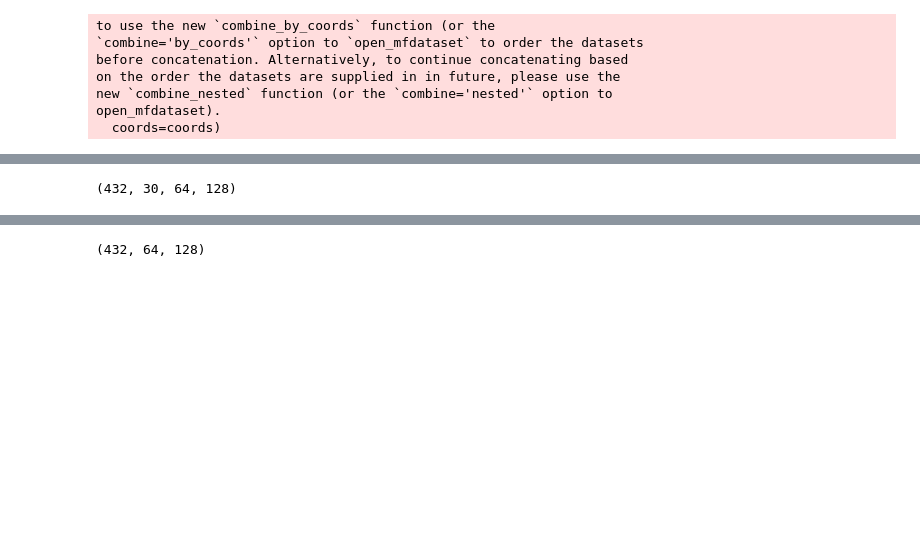
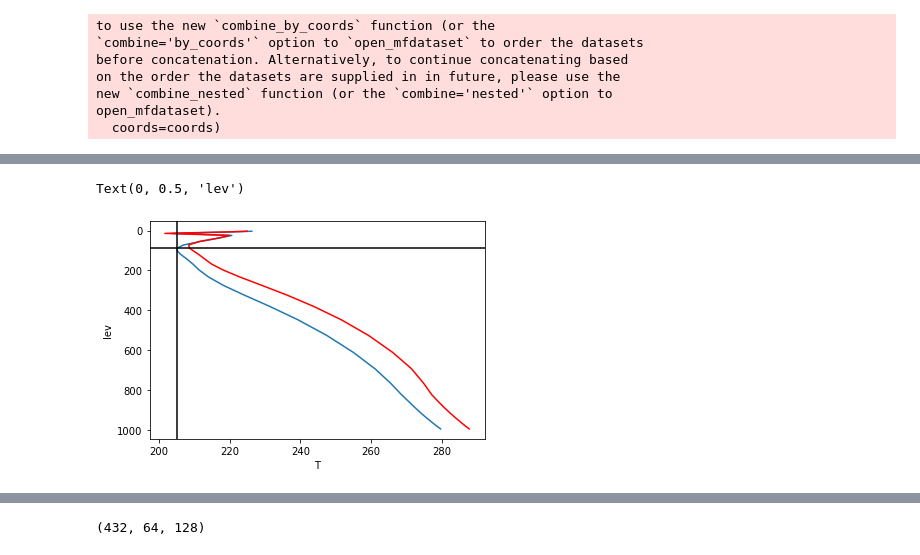
Before and after one commit to wallingTACC/CBRAIN-CAM, a Jupyter notebook: notebooks/tbeucler_devlog/038_Output_normalization_Buoyancy_separation.ipynb, the cells around one changed output, grey strips where cells are left out. Drawn from its saved outputs; the diff is of its cells as text; code cells hidden in the pictures; blank space fills up the shorter version.

```diff
--- a/notebooks/tbeucler_devlog/038_Output_normalization_Buoyancy_separation.ipynb
+++ b/notebooks/tbeucler_devlog/038_Output_normalization_Buoyancy_separation.ipynb
@@ -89,4 +176,13 @@ datap4K = xr.open_mfdataset(path+'0001-01-0?-00000.nc',\
-# %%
-datam4K.PHQ.shape
-# %% [output]
-(432, 30, 64, 128)
+# %%
+TmeanP =  np.mean(datap4K.TAP.values,axis=(0,2,3))
+# %%
+plt.plot(Tmean,datam4K.lev)
+plt.plot(TmeanP,datap4K.lev,color='r')
+plt.gca().invert_yaxis()
+plt.axhline(y=datam4K.lev[7],color='k')
+plt.axvline(x=Tmean[7],color='k')
+plt.xlabel('T')
+plt.ylabel('lev')
+# %% [output]
+Text(0, 0.5, 'lev')
+[figure, added]
```
Also changed, not shown: parts of 21 cells of this notebook.
